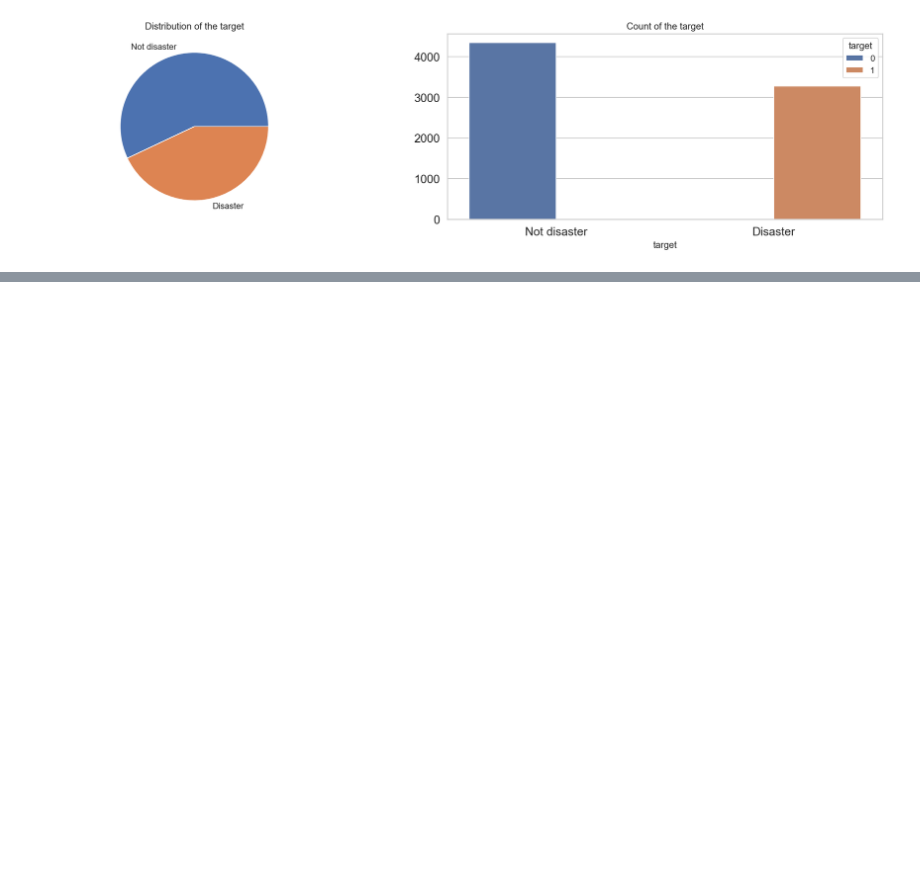
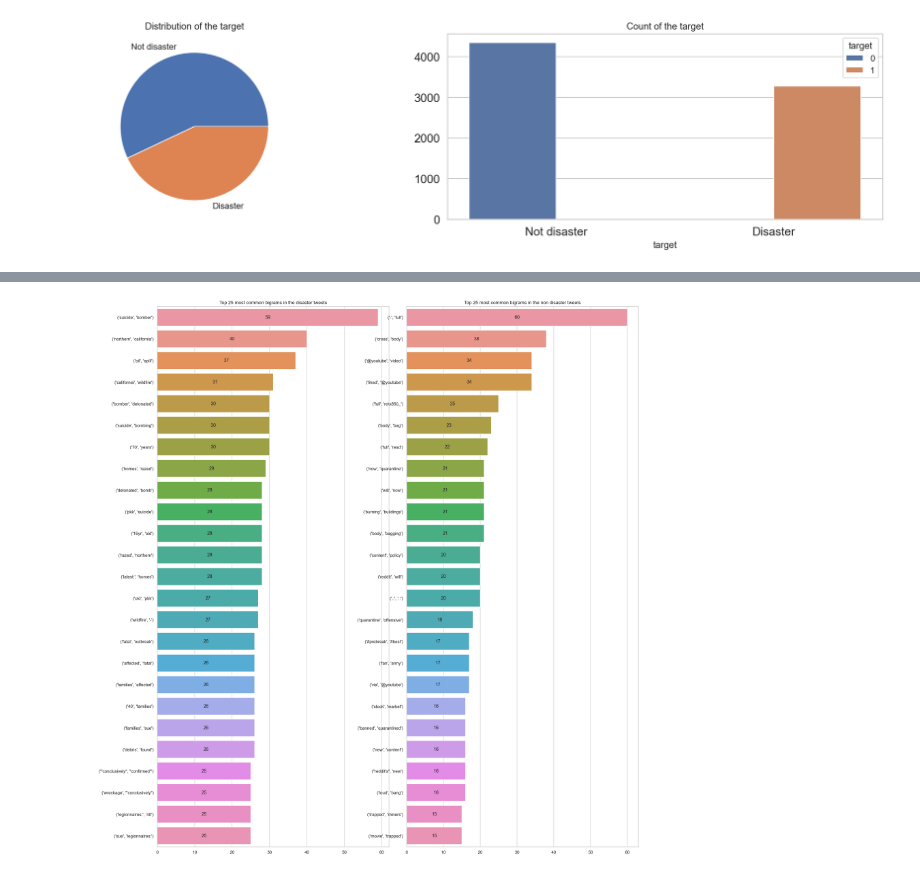
Before and after one commit to BWallyn/nlp_disaster_tweets, a Jupyter notebook: notebooks/1.0-analyze-data.ipynb, the cells around one changed output, grey strips where cells are left out. Cells and saved outputs as stored; diff of their text form; code cells hidden in the pictures; blank space fills up the shorter version.

```diff
--- a/notebooks/1.0-analyze-data.ipynb
+++ b/notebooks/1.0-analyze-data.ipynb
@@ -169,0 +254,18 @@ plt.show()
+# %%
+n_to_plot: int=25
+
+fig, axes = plt.subplots(ncols=2, figsize=(18, 20))
+plt.tight_layout()
+
+sns.barplot(x=df_disaster_bigrams['occ'].values[:n_to_plot], y=df_disaster_bigrams['n_gram'].values[:n_to_plot], ax=axes[0])
+sns.barplot(x=df_nondisaster_bigrams['occ'].values[:n_to_plot], y=df_nondisaster_bigrams['n_gram'].values[:n_to_plot], ax=axes[1])
+
+axes[0].set_title(f'Top {n_to_plot} most common bigrams in the disaster tweets')
+axes[1].set_title(f'Top {n_to_plot} most common bigrams in the non disaster tweets')
+
+axes[0].bar_label(container=axes[0].containers[0], label_type='center')
+axes[1].bar_label(container=axes[1].containers[0], label_type='center')
+
+plt.show()
+# %% [output]
+[figure, added]
```
Also changed, not shown: parts of 11 cells of this notebook.
